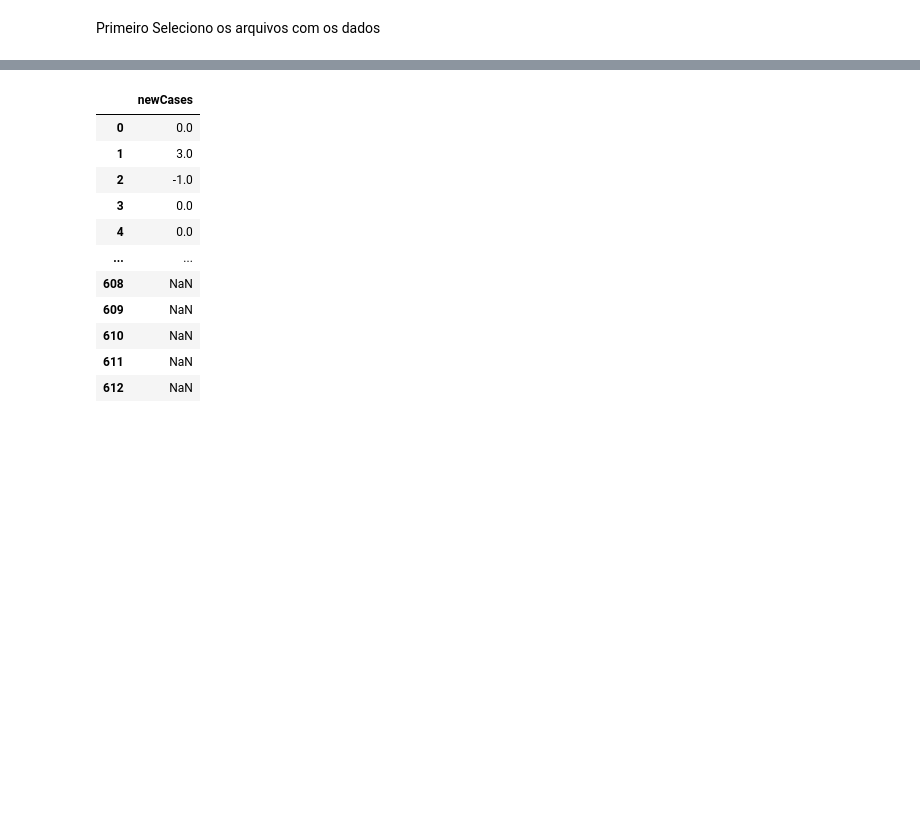
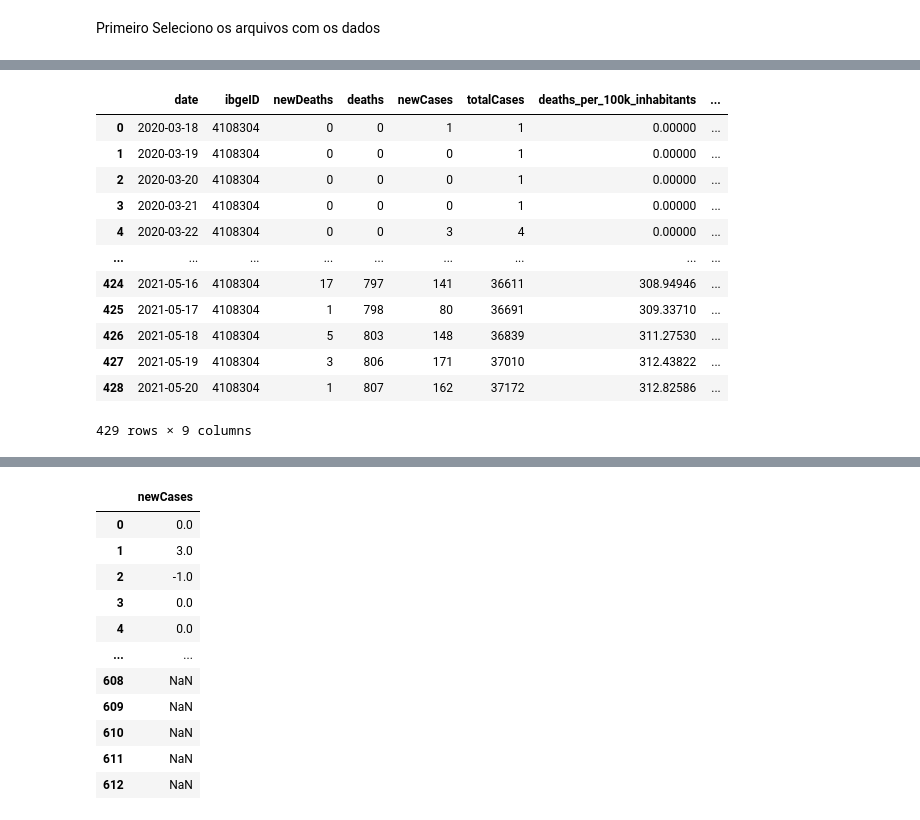
Before and after one commit to marcusmvfa/Covid-19Forecast, a Jupyter notebook: CovidForecastTCC.ipynb, the cells around one changed output, grey strips where cells are left out. Cells and saved outputs as stored; diff of their text form; code cells hidden in the pictures; blank space fills up the shorter version.

```diff
--- a/CovidForecastTCC.ipynb
+++ b/CovidForecastTCC.ipynb
@@ -56,0 +58,20 @@ dtype: object
+# %%
+from sklearn.model_selection import train_test_split
+import plotly.graph_objects as go
+
+train_visu, test_visu = train_test_split(df, test_size=0.3, shuffle=False)
+train_visu
+# %% [output]
+|  | date | ibgeID | newDeaths | deaths | newCases | totalCases | deaths_per_100k_inhabitants | ... |
+| 0 | 2020-03-18 | 4108304 | 0 | 0 | 1 | 1 | 0.00000 | ... |
+| 1 | 2020-03-19 | 4108304 | 0 | 0 | 0 | 1 | 0.00000 | ... |
+| 2 | 2020-03-20 | 4108304 | 0 | 0 | 0 | 1 | 0.00000 | ... |
+| 3 | 2020-03-21 | 4108304 | 0 | 0 | 0 | 1 | 0.00000 | ... |
+| 4 | 2020-03-22 | 4108304 | 0 | 0 | 3 | 4 | 0.00000 | ... |
+| ... | ... | ... | ... | ... | ... | ... | ... | ... |
+| 424 | 2021-05-16 | 4108304 | 17 | 797 | 141 | 36611 | 308.94946 | ... |
+| 425 | 2021-05-17 | 4108304 | 1 | 798 | 80 | 36691 | 309.33710 | ... |
+| 426 | 2021-05-18 | 4108304 | 5 | 803 | 148 | 36839 | 311.27530 | ... |
+| 427 | 2021-05-19 | 4108304 | 3 | 806 | 171 | 37010 | 312.43822 | ... |
+| 428 | 2021-05-20 | 4108304 | 1 | 807 | 162 | 37172 | 312.82586 | ... |
+429 rows × 9 columns
```
Also changed, not shown: parts of 42 cells of this notebook.
